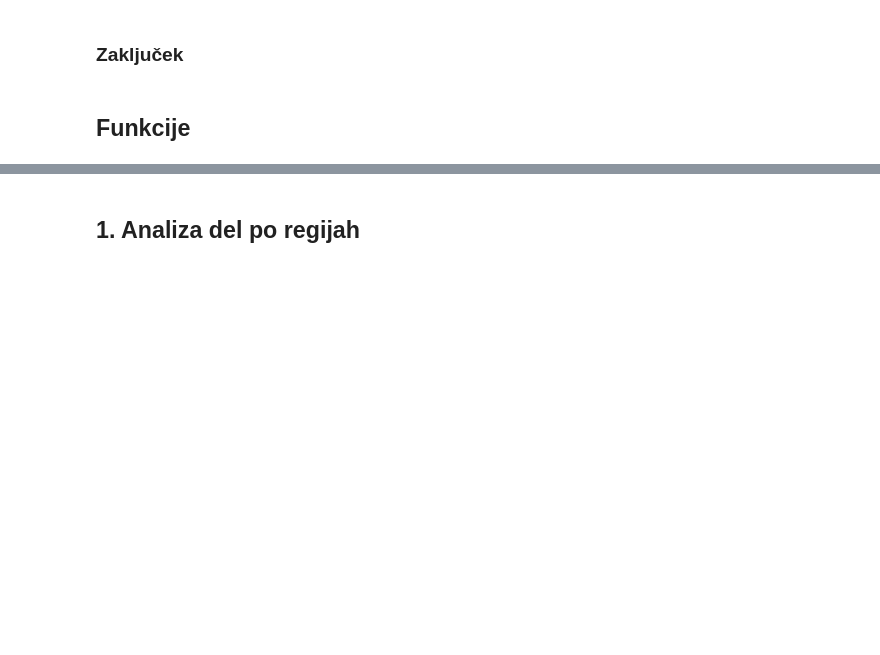
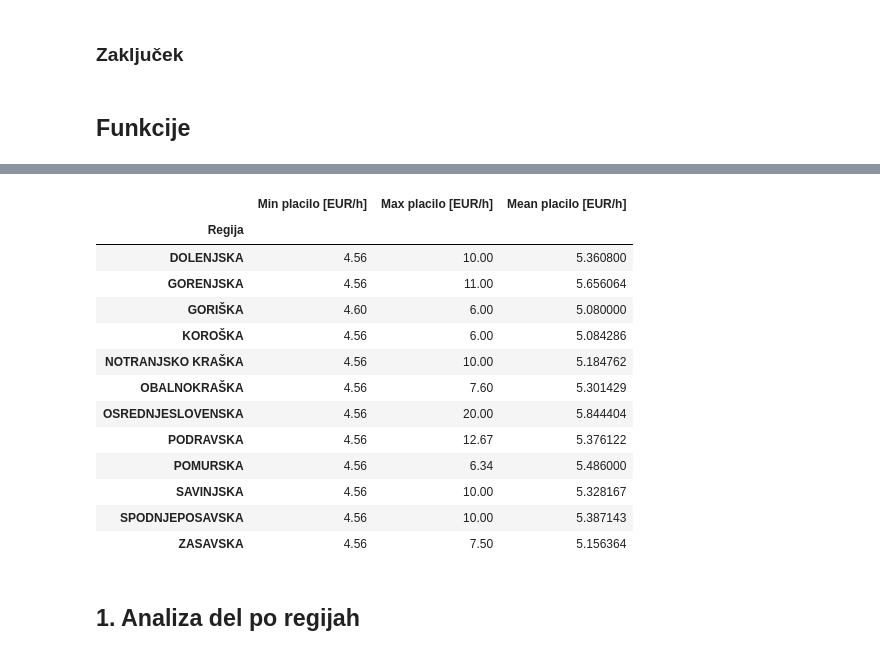
Before and after one commit to DejanPeric058/Programiranje-1-Projektna-naloga, a Jupyter notebook: Untitled.ipynb, the cells around one changed output, grey strips where cells are left out. Cells and saved outputs as stored; diff of their text form; code cells hidden in the pictures; blank space fills up the shorter version.

Commit message:
narejena funkcija razpon_placila, povprecna_placa, mean() se obnaša drugače kot max() in min()

```diff
--- a/Untitled.ipynb
+++ b/Untitled.ipynb
@@ -119,4 +145,5 @@ def poenotene_regije(df):
             df.replace({'Regija': {x:regija}}, inplace=True)
     return df
 
-poenotene_regije(oglasi).Regija
+glavne_regije = poenotene_regije(oglasi3)
+glavne_regije
@@ -123,22 +174,38 @@ poenotene_regije(oglasi).Regija
 # %%
-def razpon_placila(dataframe):
-    najmanjse_placilo = dataframe.min()
+def razpon_placila(dataframe, row1, row2):
+    groupbyrow = dataframe.groupby(row1)
+    najmanjse_placilo = groupbyrow.min()
     najmanjse_placilo.columns = ["Min placilo [EUR/h]"]
-    najvecje_placilo = dataframe.max()
+    najvecje_placilo = groupbyrow.max()
     najvecje_placilo.columns = ["Max placilo [EUR/h]"]
-    povprecno_placilo = dataframe.mean()
-    povprecno_placilo.columns = ["Mean placilo [EUR/h]"]
+    povprecno_placilo = dataframe.groupby(row1)[row2].mean()
+    povprecno_placilo = povprecno_placilo.rename("Mean placilo [EUR/h]")
 
-    razpon_placila = najmanjse_placilo.join(povprecno_placilo, how = "outer")
-    razpon_placila = razpon_placila.join(najvecje_placilo, how = "outer")
+    razpon_placila = najmanjse_placilo.join(najvecje_placilo, how = "outer")
+    razpon_placila = razpon_placila.join(povprecno_placilo, how = "outer")
     return razpon_placila
 
 
-moc_regije = oglasi5[['Regija', 'neto']].groupby("Regija")
+moc_regije = glavne_regije[['Regija', 'neto']]
 
-test5 = razpon_placila(moc_regije)
+test5 = razpon_placila(moc_regije, 'Regija', 'neto')
 
 test5
+# %% [output]
+|  | Min placilo [EUR/h] | Max placilo [EUR/h] | Mean placilo [EUR/h] |
+| Regija |  |  |  |
+| DOLENJSKA | 4.56 | 10.00 | 5.360800 |
+| GORENJSKA | 4.56 | 11.00 | 5.656064 |
+| GORIŠKA | 4.60 | 6.00 | 5.080000 |
+| KOROŠKA | 4.56 | 6.00 | 5.084286 |
+| NOTRANJSKO KRAŠKA | 4.56 | 10.00 | 5.184762 |
+| OBALNOKRAŠKA | 4.56 | 7.60 | 5.301429 |
+| OSREDNJESLOVENSKA | 4.56 | 20.00 | 5.844404 |
+| PODRAVSKA | 4.56 | 12.67 | 5.376122 |
+| POMURSKA | 4.56 | 6.34 | 5.486000 |
+| SAVINJSKA | 4.56 | 10.00 | 5.328167 |
+| SPODNJEPOSAVSKA | 4.56 | 10.00 | 5.387143 |
+| ZASAVSKA | 4.56 | 7.50 | 5.156364 |
 # %% [markdown]
 ## 1. Analiza del po regijah
 # %% [markdown]
```
Also changed, not shown: parts of 12 cells of this notebook.
